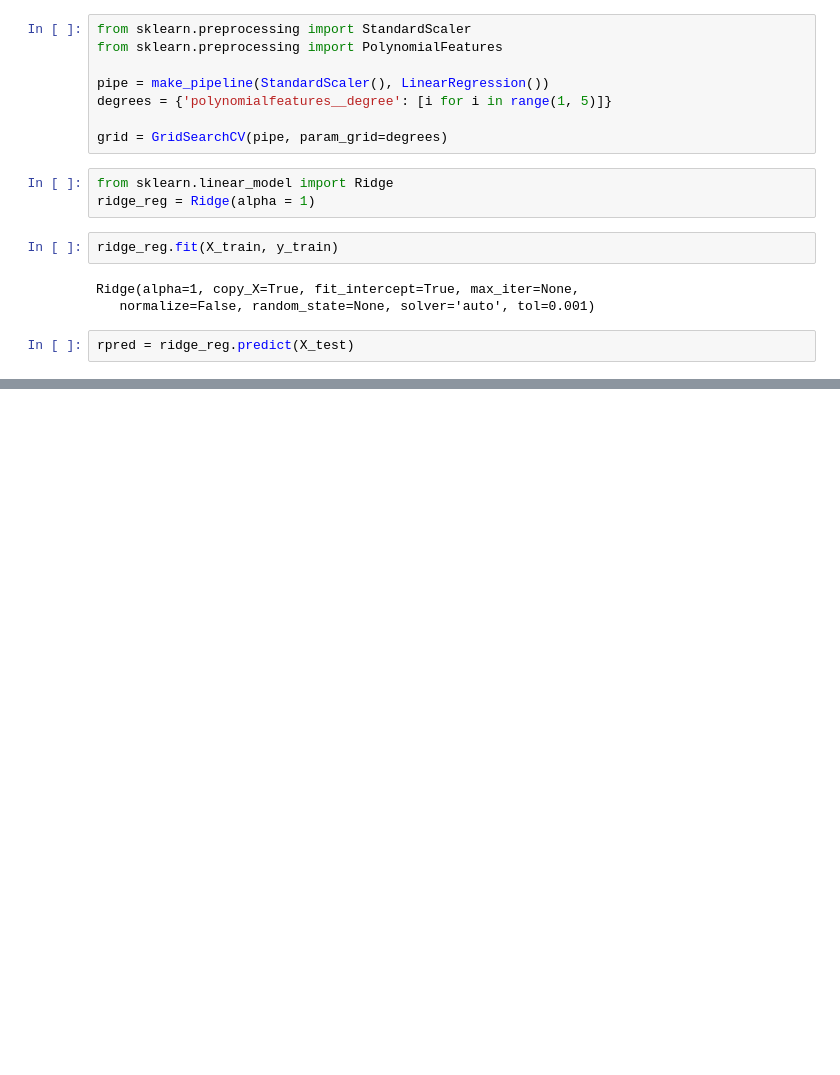
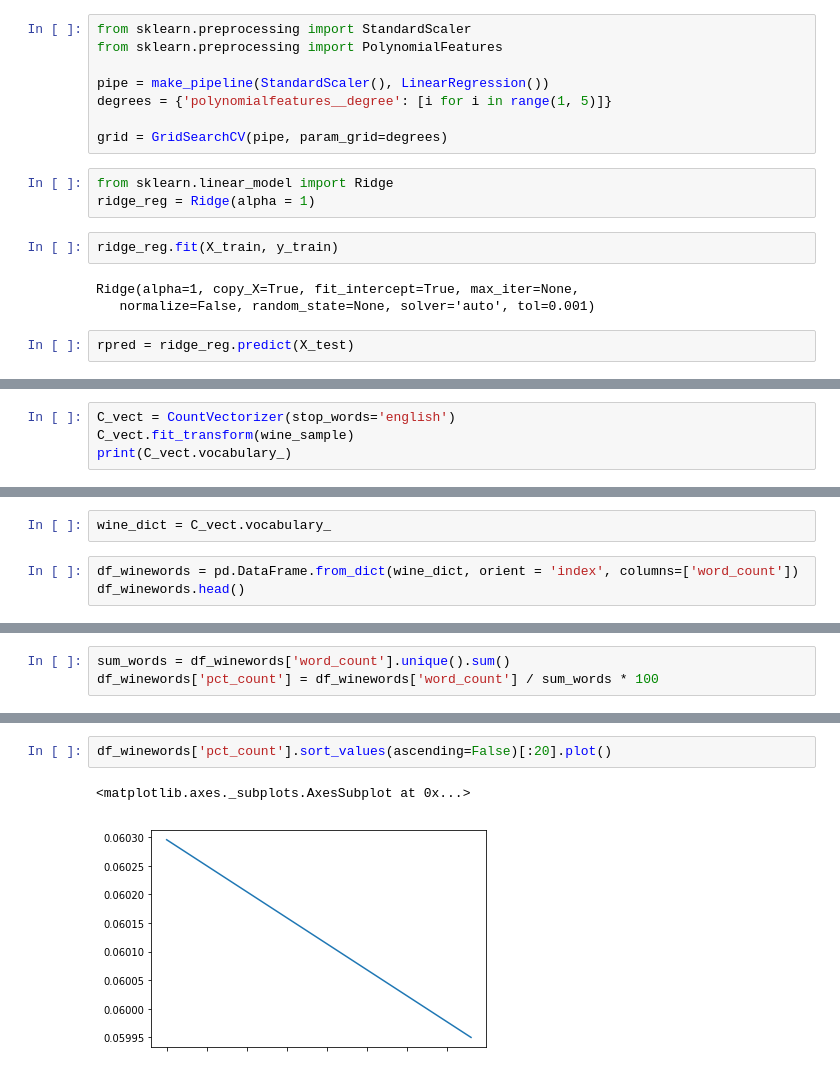
Before and after one commit to BLouie2/GA-ClassProjects, a Jupyter notebook: Wine - Final Project.ipynb, the cells around one changed output, grey strips where cells are left out. Drawn from its saved outputs; the diff is of its cells as text; blank space fills up the shorter version.

```diff
--- a/Wine - Final Project.ipynb
+++ b/Wine - Final Project.ipynb
@@ -649,0 +638,4 @@ array([ 7.32270347e-03,  1.24208584e-01,  1.41082871e-01,  2.34202711e-01,
+# %%
+C_vect = CountVectorizer(stop_words='english')
+C_vect.fit_transform(wine_sample)
+print(C_vect.vocabulary_)
@@ -649,0 +644,5 @@ array([ 7.32270347e-03,  1.24208584e-01,  1.41082871e-01,  2.34202711e-01,
+# %%
+wine_dict = C_vect.vocabulary_
+# %%
+df_winewords = pd.DataFrame.from_dict(wine_dict, orient = 'index', columns=['word_count'])
+df_winewords.head()
@@ -649,0 +676,3 @@ array([ 7.32270347e-03,  1.24208584e-01,  1.41082871e-01,  2.34202711e-01,
+# %%
+sum_words = df_winewords['word_count'].unique().sum()
+df_winewords['pct_count'] = df_winewords['word_count'] / sum_words * 100
@@ -649,0 +708,5 @@ array([ 7.32270347e-03,  1.24208584e-01,  1.41082871e-01,  2.34202711e-01,
+# %%
+df_winewords['pct_count'].sort_values(ascending=False)[:20].plot()
+# %% [output]
+<matplotlib.axes._subplots.AxesSubplot at 0x...>
+[figure, added]
```
Also changed, not shown: parts of 26 cells of this notebook.
